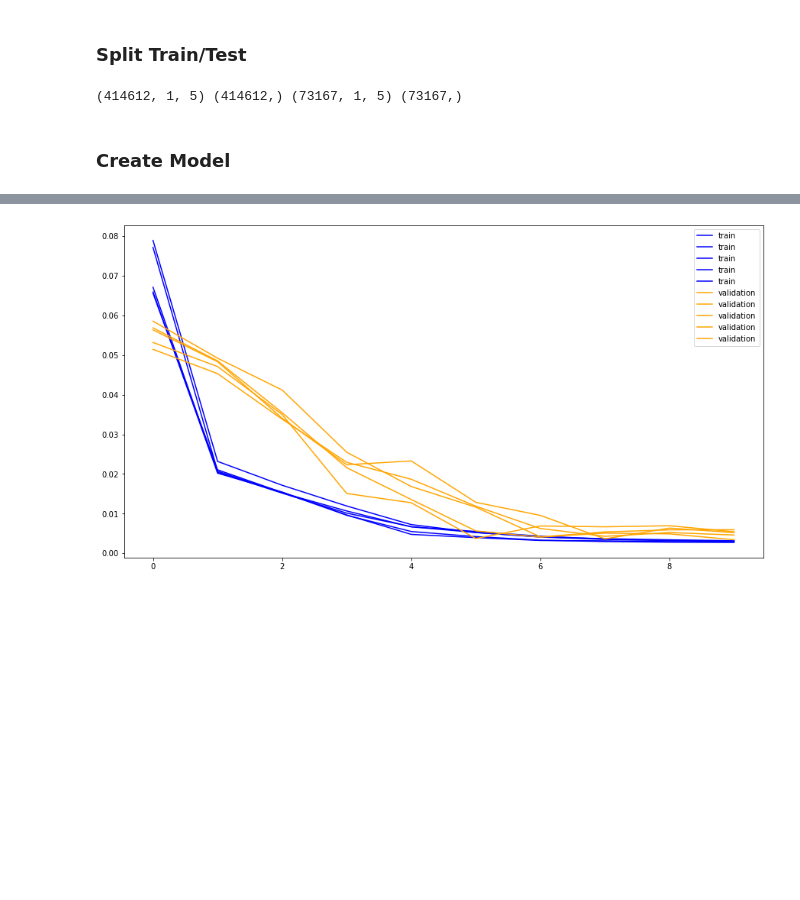
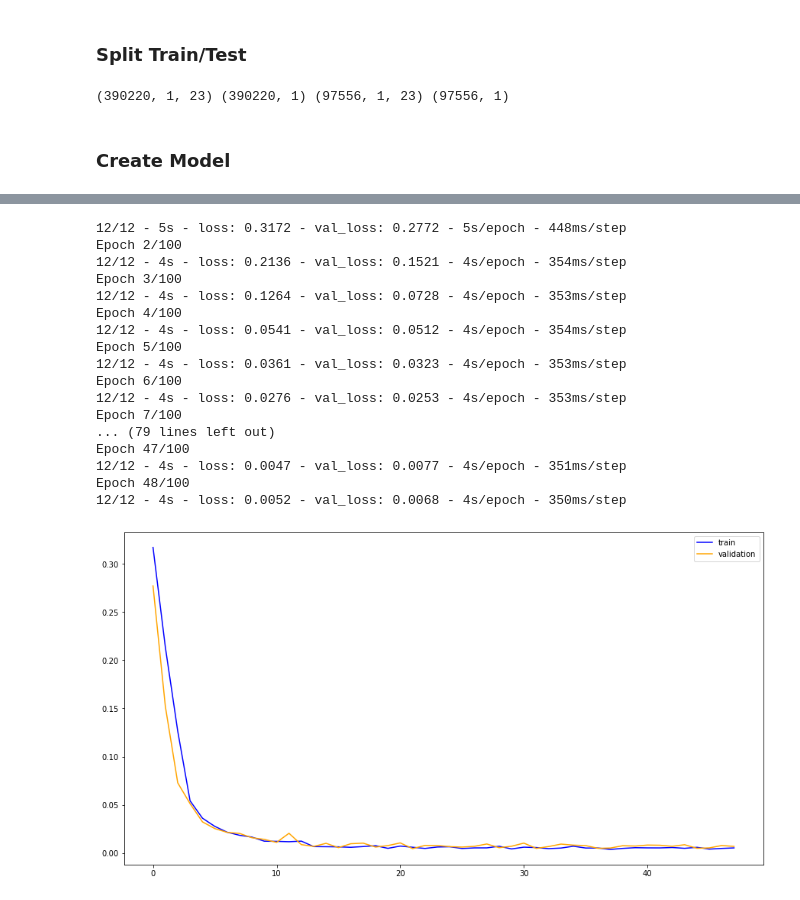
Before and after one commit to jaismith/flowcast, a Jupyter notebook: learn.ipynb, the cells around one changed output, grey strips where cells are left out. Cells and saved outputs as stored; diff of their text form; code cells hidden in the pictures; blank space fills up the shorter version.

Commit message:
model training looks good, 15 min lookback

```diff
--- a/learn.ipynb
+++ b/learn.ipynb
@@ -100,14 +127,14 @@ print(reframed.head())
 ### Split Train/Test
 # %%
 values = reframed.values
-train_portion = 0.85 # 85%
+train_portion = 0.8 # 80%
 divider = int(len(values) * train_portion)
 
 train = values[:divider, :]
 test = values[divider:, :]
 
-train_X, train_y = train[:, :-1], train[:, -1]
-test_X, test_y = test[:, :-1], test[:, -1]
+train_X, train_y = train[:, :-1], train[:, -1:]
+test_X, test_y = test[:, :-1], test[:, -1:]
 
 # reshape
 train_X = train_X.reshape((train_X.shape[0], 1, train_X.shape[1]))
@@ -115,22 +142,33 @@ test_X = test_X.reshape((test_X.shape[0], 1, test_X.shape[1]))
 
 print(train_X.shape, train_y.shape, test_X.shape, test_y.shape)
 # %% [output]
-(414612, 1, 5) (414612,) (73167, 1, 5) (73167,)
+(390220, 1, 23) (390220, 1) (97556, 1, 23) (97556, 1)
 # %% [markdown]
 ### Create Model
 # %%
 train = pd.DataFrame()
 test = pd.DataFrame()
 model = None
-for i in range(5):
+for i in range(1):
   # define model
-  model = Sequential()
-  model.add(LSTM(20, input_shape=(train_X.shape[1], train_X.shape[2])))
-  model.add(Dense(1))
+  model = tf.keras.models.Sequential()
+  model.add(tf.keras.layers.LSTM(200, activation='relu', return_sequences=True, input_shape=(train_X.shape[1], train_X.shape[2])))
+  model.add(tf.keras.layers.LSTM(200, activation='relu'))
+  model.add(tf.keras.layers.Dense(1))
   model.compile(loss='mae', optimizer='adam')
 
+  # early stopping
+  callback = tf.keras.callbacks.EarlyStopping(monitor='loss', patience=10)
+
   # fit
-  history = model.fit(train_X, train_y, epochs=10, batch_size=288, validation_data=(test_X, test_y), verbose=2, shuffle=False)
+  history = model.fit(train_X,
+                      train_y,
+                      epochs=100,
+                      batch_size=4*24*365, # process one year at a time to capture annual seasonality
+                      validation_data=(test_X, test_y),
+                      verbose=2,
+                      shuffle=False,
+                      callbacks=[callback])
 
   # record results
   train[str(i)] = history.history['loss']
@@ -164 +190,18 @@ Epoch 10/10
+12/12 - 5s - loss: 0.3172 - val_loss: 0.2772 - 5s/epoch - 448ms/step
+Epoch 2/100
+12/12 - 4s - loss: 0.2136 - val_loss: 0.1521 - 4s/epoch - 354ms/step
+Epoch 3/100
+12/12 - 4s - loss: 0.1264 - val_loss: 0.0728 - 4s/epoch - 353ms/step
+Epoch 4/100
+12/12 - 4s - loss: 0.0541 - val_loss: 0.0512 - 4s/epoch - 354ms/step
+Epoch 5/100
+12/12 - 4s - loss: 0.0361 - val_loss: 0.0323 - 4s/epoch - 353ms/step
+Epoch 6/100
+12/12 - 4s - loss: 0.0276 - val_loss: 0.0253 - 4s/epoch - 353ms/step
+Epoch 7/100
+... (79 lines left out)
+Epoch 47/100
+12/12 - 4s - loss: 0.0047 - val_loss: 0.0077 - 4s/epoch - 351ms/step
+Epoch 48/100
+12/12 - 4s - loss: 0.0052 - val_loss: 0.0068 - 4s/epoch - 350ms/step
-[figure, old version]
+[figure, new version]
```
Also changed, not shown: parts of 4 cells of this notebook, 9 other files.
